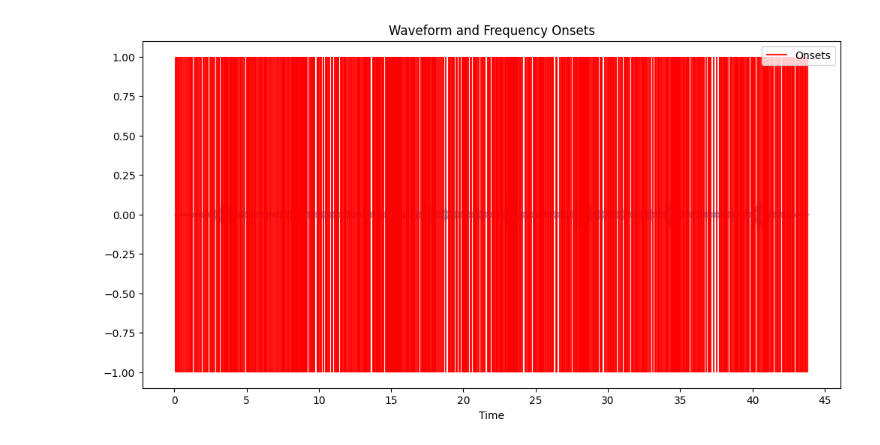
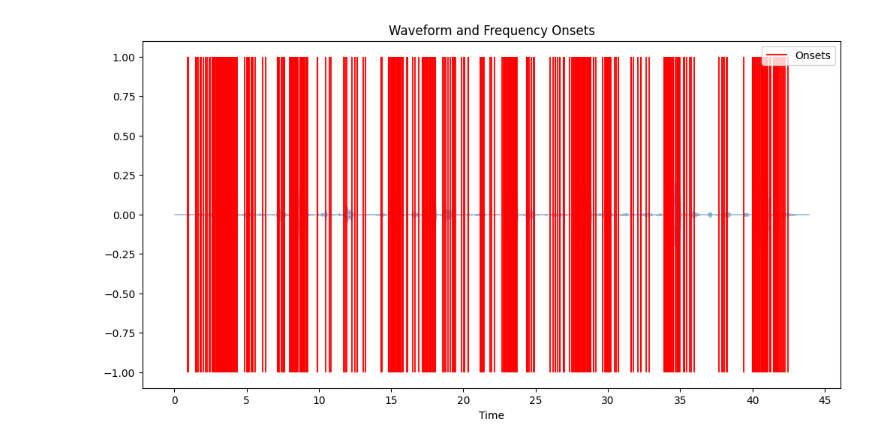
Before and after one commit to matthewmcq/transient-classifier, a Jupyter notebook: melwavelets.ipynb, the cells around one changed output. Drawn from its saved outputs; the diff is of its cells as text; code cells hidden in the pictures.

```diff
--- a/melwavelets.ipynb
+++ b/melwavelets.ipynb
@@ -3,17 +3,27 @@ import librosa
 import numpy as np
 import pywt
 import matplotlib.pyplot as plt
-
+import noisereduce as nr
+import soundfile as sf
 audio_path = 'Celeus elegans.mp3'
 audio, sr = librosa.load(audio_path)
+max_value_before_nr = np.max(np.abs(audio))
 
+# Reduce the noise
+audio = nr.reduce_noise(audio, sr)
+max_value_after_nr = np.max(np.abs(audio))
+normalization_factor = max_value_before_nr * 10
+audio = audio * normalization_factor
+
+sf.write('reduced.wav', audio, sr)
 # Stretch the audio to double its original length
-stretch_factor = 0.5
+stretch_factor = 0.3
 audio = librosa.effects.time_stretch(audio, rate=stretch_factor)
+
 
 # Detect onsets
 CQT = np.abs(librosa.cqt(audio, sr=sr))
-onset_env = librosa.onset.onset_strength(S=librosa.amplitude_to_db(CQT), sr=sr, n_mels=256)
+onset_env = librosa.onset.onset_strength(S=librosa.amplitude_to_db(CQT), sr=sr)
 onset_frames = librosa.onset.onset_detect(onset_envelope=onset_env, sr=sr)
 # Stretch the onset frames back to the original time scale
 onset_frames = onset_frames * stretch_factor
@@ -51,34 +61,34 @@ def extract_mfcc_and_wavelet_features(audio, sr, n_mfcc=13, wavelet='db4', max_l
     # Combine MFCCs and wavelet features
     mfccs_aggregated = np.mean(mfccs, axis=1)  # Mean across time frames
     mfccs_std = np.std(mfccs, axis=1)  # Standard deviation across time frames
     aggregated_features = np.concatenate((mfccs_aggregated, mfccs_std, wavelet_features_flat))
 
     return aggregated_features
 
 
 def aggregate_features(mfccs, wavelet_features):
     # Aggregating MFCC features
     mfccs_aggregated = np.mean(mfccs, axis=1)  # Mean across time frames
     mfccs_std = np.std(mfccs, axis=1)  # Standard deviation across time frames
 
     # Combine aggregated features
     aggregated_features = np.concatenate((
         mfccs_aggregated, mfccs_std,
         wavelet_features))
 
     return aggregated_features
 
 def process_audio_segments(audio, sr, segment_samples):
     features = []
     for onset, offset in segment_samples:
         segment = audio[onset:offset]
         aggregated_features = extract_mfcc_and_wavelet_features(segment, sr, n_mfcc=13, wavelet='db4', max_level=5, wavelet_feature_size=100)
         features.append(aggregated_features)
 
     # Now, features should be an array where each row is a feature vector of consistent length
     return np.vstack(features)
 # %% [output]
-[figure, old version]
+[figure, new version]
 # %%
 from sklearn.cluster import KMeans
 from sklearn.preprocessing import StandardScaler
```
Also changed, not shown: parts of 2 cells of this notebook, 6 other files.
